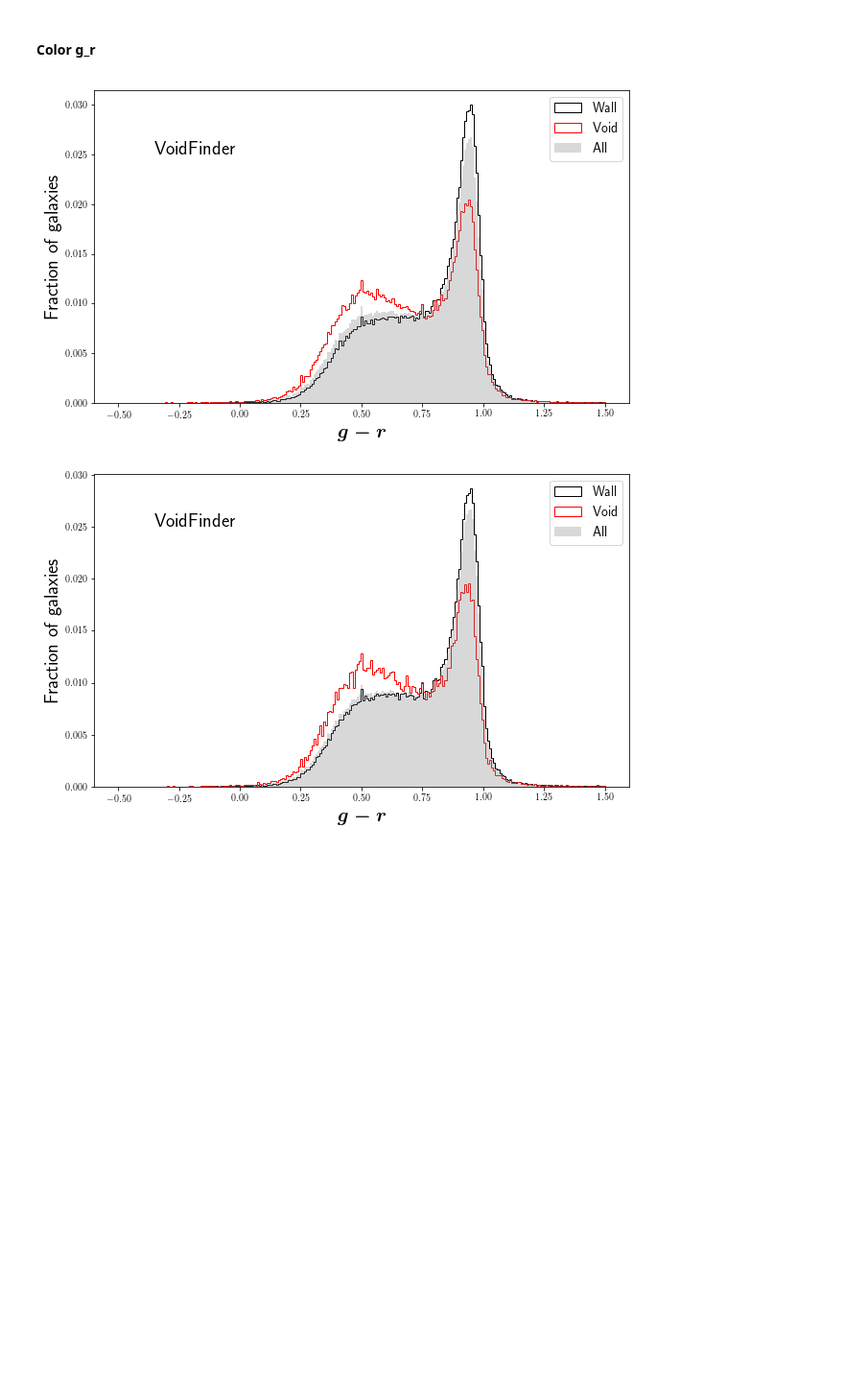
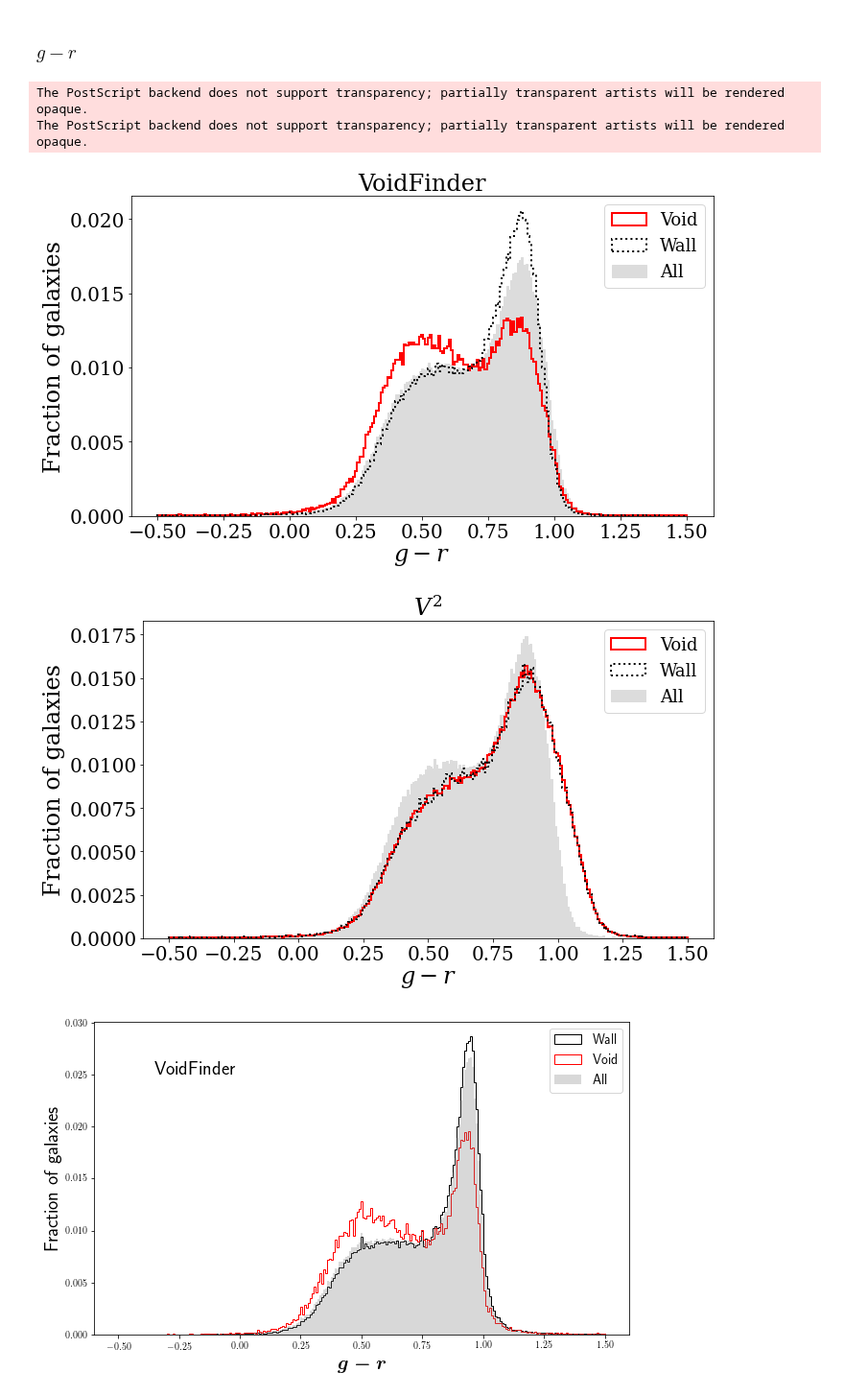
Before and after one commit to DESI-UR/Void_analysis, a Jupyter notebook: nb/Fatima_Zaidouni/galaxy properties by environments-updated.ipynb, the cells around one changed output. Shown at 96% size. Drawn from its saved outputs; the diff is of its cells as text; code cells hidden in the pictures; blank space fills up the shorter version.

```diff
--- a/nb/Fatima_Zaidouni/galaxy properties by environments-updated.ipynb
+++ b/nb/Fatima_Zaidouni/galaxy properties by environments-updated.ipynb
@@ -1630,0 +29,8 @@ def char(char_, bins_, title='galaxy property', label='x-label', voidfinder=Fals
+# %%
+#data_filename = 'data_flags_updated_Nov1.dat'
+data_filename = '../../../../data/NSA_v1_0_1_VAGC_vflag-V2-VF.fits'
+
+#catalog_SDSS = Table.read(data_filename, format='ascii')
+hdu = fits.open(data_filename)
+data = Table(hdu[1].data)
+hdu.close()
@@ -1630,0 +39,12 @@ def char(char_, bins_, title='galaxy property', label='x-label', voidfinder=Fals
+# %%
+# When the catalog is the NSA, only keep those objects which were originally in the DR7 LSS
+catalog_SDSS = data[data['IN_DR7_LSS'] == 1]
+
+ra_boolean = np.logical_and(catalog_SDSS['RA'] > 110, catalog_SDSS['RA'] < 270)
+catalog_north = catalog_SDSS[ra_boolean]
+
+strip_boolean = np.logical_and.reduce([catalog_north['RA'] > 250,
+                                       catalog_north['RA'] < 269,
+                                       catalog_north['DEC'] > 51,
+                                       catalog_north['DEC'] < 67])
+catalog_main = catalog_north[~strip_boolean]
@@ -1630,0 +106,5 @@ def char(char_, bins_, title='galaxy property', label='x-label', voidfinder=Fals
+# %%
+wall_v2 = catalog_main['vflag_V2'] == 0 #np.argwhere(data['flag_vsquared'] == 0).flatten()
+void_v2 = catalog_main['vflag_V2'] == 1 #np.argwhere(data['flag_vsquared'] == 1).flatten()
+edge_v2 = catalog_main['vflag_V2'] == 2 #np.argwhere(data['flag_vsquared'] == 2).flatten()
+out_v2 = catalog_main['vflag_V2'] == 9 #np.argwhere(data['flag_vsquared'] == 9).flatten()
@@ -1630,0 +113,5 @@ def char(char_, bins_, title='galaxy property', label='x-label', voidfinder=Fals
+# %%
+wall_vf = catalog_main['vflag_VF'] == 0 #np.argwhere(data['flag_voidfinder'] == 0).flatten()
+void_vf = catalog_main['vflag_VF'] == 1 #np.argwhere(data['flag_voidfinder'] == 1).flatten()
+edge_vf = catalog_main['vflag_VF'] == 2 #np.argwhere(data['flag_voidfinder'] == 2).flatten()
+out_vf = catalog_main['vflag_VF'] == 9 #np.argwhere(data['flag_voidfinder'] == 9).flatten()
@@ -1826,15 +413,31 @@ V2 does not make the same prediction because it grows voids farther into the wal
 # char(u_r_NSA,np.linspace(-1,4, 250),'Color u_r-NSA- Voidfinder',r'\boldmath$u-r$ \textrm{(NSA)}', voidfinder = True,x=-0.5,y=0.0055)
 # char_void(u_r_NSA,np.linspace(-1,4, 250),'Color u_r -NSA- void galaxies',r'\boldmath$u-r$ \textrm{(NSA)}')
 # CDF(u_r_NSA,np.linspace(-1,4, 700),'Cumulative Color u_r-NSA',r'\boldmath$u-r$ \textrm{(NSA)}')
-# %% [markdown]
-#### Color g_r
+# %% [markdown]
+### $g-r$
 # %%
 # char_inside(g_r,np.linspace(-0.5,1.5, 250),'Color g_r - V^2',r'\boldmath$g-r$',x=-0.35,y=0.025)
-char(g_r,np.linspace(-0.5,1.5, 250),'Color g_r - Voidfinder',r'\boldmath$g-r$', voidfinder = True,x=-0.35,y=0.025)
+char(g_r_NSA,
+     np.linspace(-0.5,1.5, 250),
+     'g-r_hist_VF_NSA',
+     r'$g-r$',
+     voidfinder = True,
+     x=0.2,
+     y=0.016)
+char(g_r_NSA,
+     np.linspace(-0.5,1.5, 250),
+     'g-r_hist_V2_NSA',
+     r'$g-r$',
+     x=0.2,
+     y=0.016)
+# char(g_r,np.linspace(-0.5,1.5, 250),'Color g_r - Voidfinder',r'\boldmath$g-r$', voidfinder = True,x=-0.35,y=0.025)
 # char_void(g_r,np.linspace(-0.5,1.5, 250),'Color g_r - void galaxies',r'\boldmath$g-r$')
 # CDF(g_r,np.linspace(-0.5,1.5, 700),'Cumulative Color g_r',r'\boldmath$g-r$')
 # %% [output]
+The PostScript backend does not support transparency; partially transparent artists will be rendered opaque.
+The PostScript backend does not support transparency; partially transparent artists will be rendered opaque.
-[figure, old version]
+[figure, new version]
+[figure, added]
 # %%
 # char(g_r,np.linspace(-0.5,1.5, 250),'Color g_r - V^2',r'\boldmath$g-r$',x=-0.35,y=0.025)
 char_inside(g_r,np.linspace(-0.5,1.5, 250),'Color g_r - Voidfinder',r'\boldmath$g-r$', voidfinder = True,x=-0.35,y=0.025)
```
Also changed, not shown: parts of 208 cells of this notebook, 3 other files.
